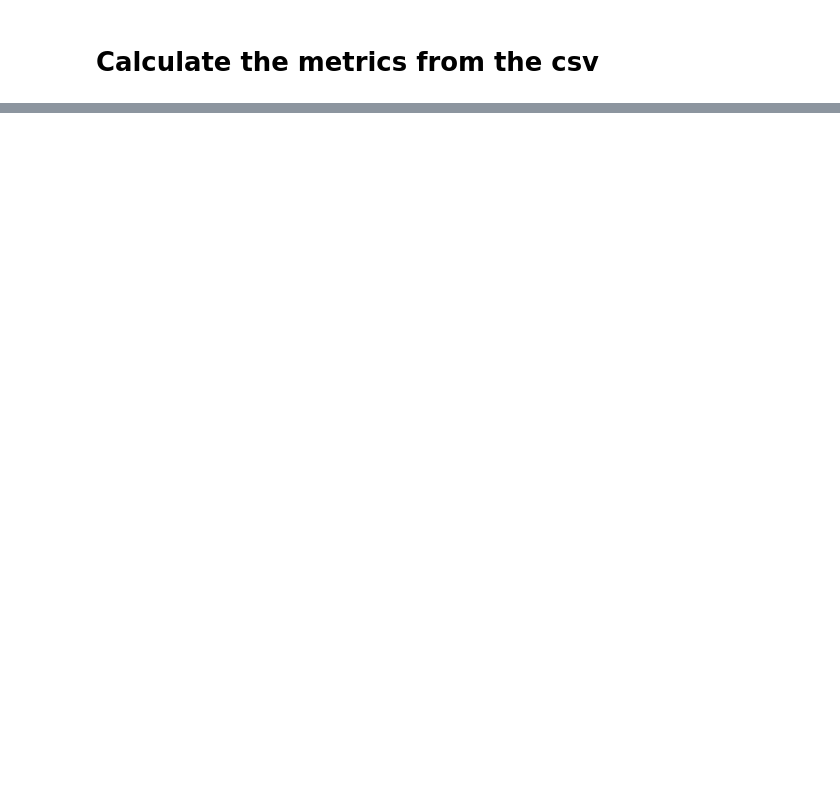
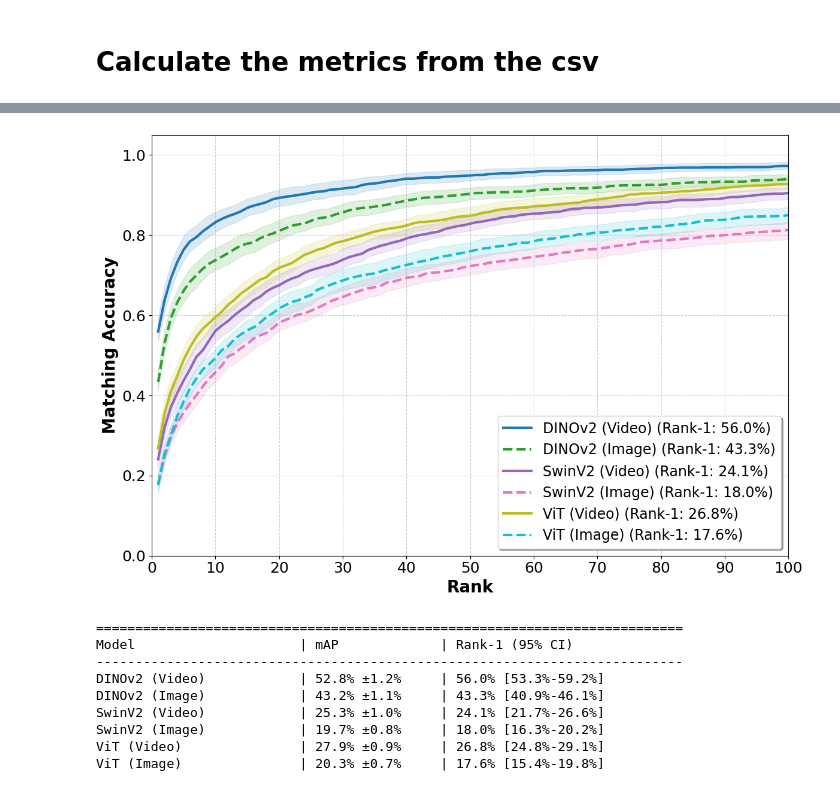
Before and after one commit to markoMedved/DogReID-1553, a Jupyter notebook: evaluation/closed_set_plots.ipynb, the cells around one changed output, grey strips where cells are left out. Drawn from its saved outputs; the diff is of its cells as text; code cells hidden in the pictures; blank space fills up the shorter version.

```diff
--- a/evaluation/closed_set_plots.ipynb
+++ b/evaluation/closed_set_plots.ipynb
@@ -167,0 +129,71 @@ ViT (Image)               | 20.3% ±0.7%     | 17.6% [15.4%-19.8%]
+# %%
+# -------------------------------------------------------------
+# --- Plotting Configuration ---
+# -------------------------------------------------------------
+MAX_RANK = 100
+TICK_STEP = 10      # Increased step slightly for Rank-100 to avoid crowding
+FONT_SIZE = 18
+
+# -------------------------------------------------------------
+# --- Plotting CMC Curves with Confidence Intervals ---
+# -------------------------------------------------------------
+
+plt.figure(figsize=(12, 8))
+colors = plt.cm.get_cmap('tab10', len(all_results))
+
+for i, (name, res) in enumerate(all_results.items()):
+    ranks = res["ranks"]
+    cmc_mean = res["cmc_mean"]
+    cmc_lower = res["cmc_lower"]
+    cmc_upper = res["cmc_upper"]
+    color = colors(i)
+
+    # 1. Plot the Shaded Uncertainty Interval (95% CI)
+    plt.fill_between(ranks, cmc_lower, cmc_upper, color=color, alpha=0.15)
+
+    # 2. Plot the Mean Line
+    line_style = '-' if "(Video)" in name or "(Image)" not in name else '--'
+    plt.plot(ranks, cmc_mean, color=color, linestyle=line_style, linewidth=3,
+             label=f"{name} (Rank-1: {cmc_mean[0]:.1%})")
+
+# --- Format the Plot with Larger Fonts ---
+plt.xlabel("Rank", fontsize=FONT_SIZE + 2, fontweight='bold')
+plt.ylabel("Matching Accuracy", fontsize=FONT_SIZE + 2, fontweight='bold')
+
+# --- Axis Tick Labels ---
+plt.xticks(np.arange(0, MAX_RANK + 1, step=TICK_STEP), fontsize=FONT_SIZE)
+plt.yticks(fontsize=FONT_SIZE)
+
+# --- Dynamic Axis Control ---
+plt.xlim(0, MAX_RANK)
+plt.ylim(0, 1.05)
+
+plt.grid(True, linestyle='--', alpha=0.6)
+
+# --- Legend Configuration ---
+# Placed in lower right as CMC curves typically trend upward
+plt.legend(fontsize=FONT_SIZE - 1, loc='lower right', frameon=True, shadow=True, facecolor='white')
+
+plt.tight_layout()
+plt.show()
+
+# --- Print Section remains identical for terminal output ---
+print("\n" + "="*75)
+print(f"{'Model':<25} | {'mAP':<15} | {'Rank-1 (95% CI)':<25}")
+print("-" * 75)
+
+for name, res in all_results.items():
+    map_str = f"{res['mAP_mean']:.1%} ±{res['mAP_std']:.1%}"
+    r1_str = f"{res['cmc_mean'][0]:.1%} [{res['cmc_lower'][0]:.1%}-{res['cmc_upper'][0]:.1%}]"
+    print(f"{name:<25} | {map_str:<15} | {r1_str:<25}")
+# %% [output]
+[figure, added]
+===========================================================================
+Model                     | mAP             | Rank-1 (95% CI)
+---------------------------------------------------------------------------
+DINOv2 (Video)            | 52.8% ±1.2%     | 56.0% [53.3%-59.2%]
+DINOv2 (Image)            | 43.2% ±1.1%     | 43.3% [40.9%-46.1%]
+SwinV2 (Video)            | 25.3% ±1.0%     | 24.1% [21.7%-26.6%]
+SwinV2 (Image)            | 19.7% ±0.8%     | 18.0% [16.3%-20.2%]
+ViT (Video)               | 27.9% ±0.9%     | 26.8% [24.8%-29.1%]
+ViT (Image)               | 20.3% ±0.7%     | 17.6% [15.4%-19.8%]
```
Also changed, not shown: parts of 3 cells of this notebook, 4 other files.
